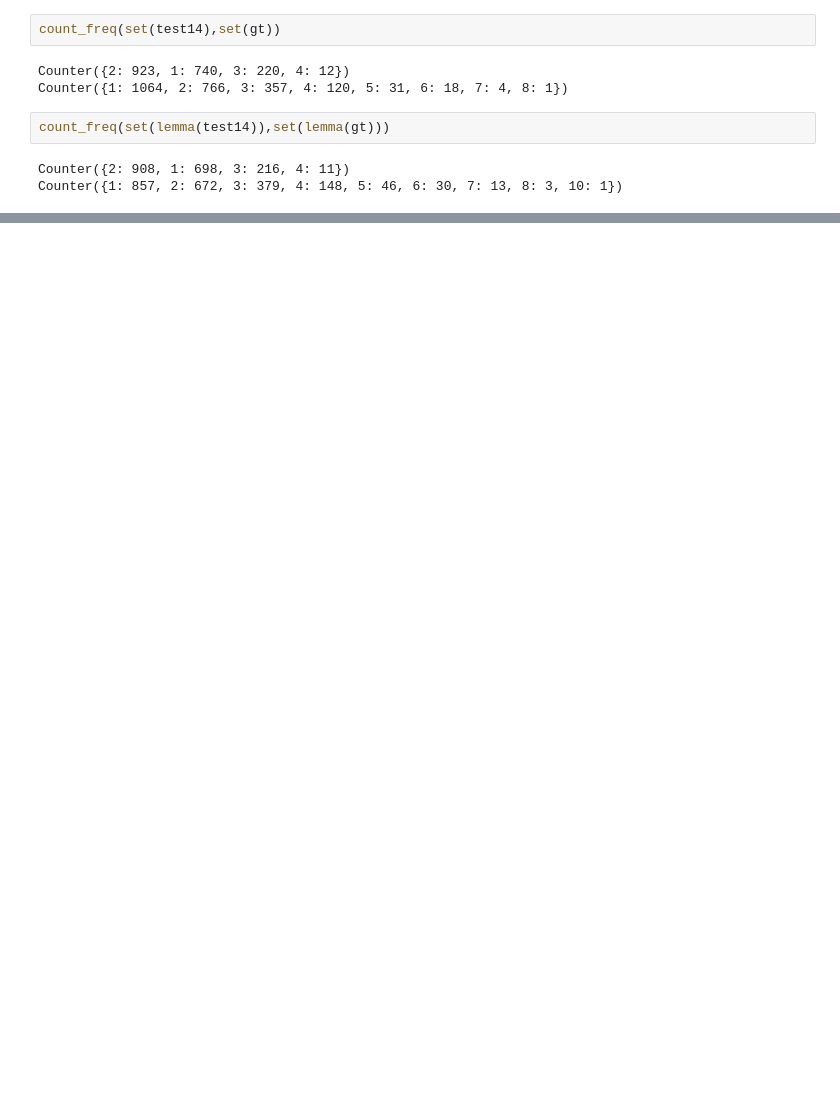
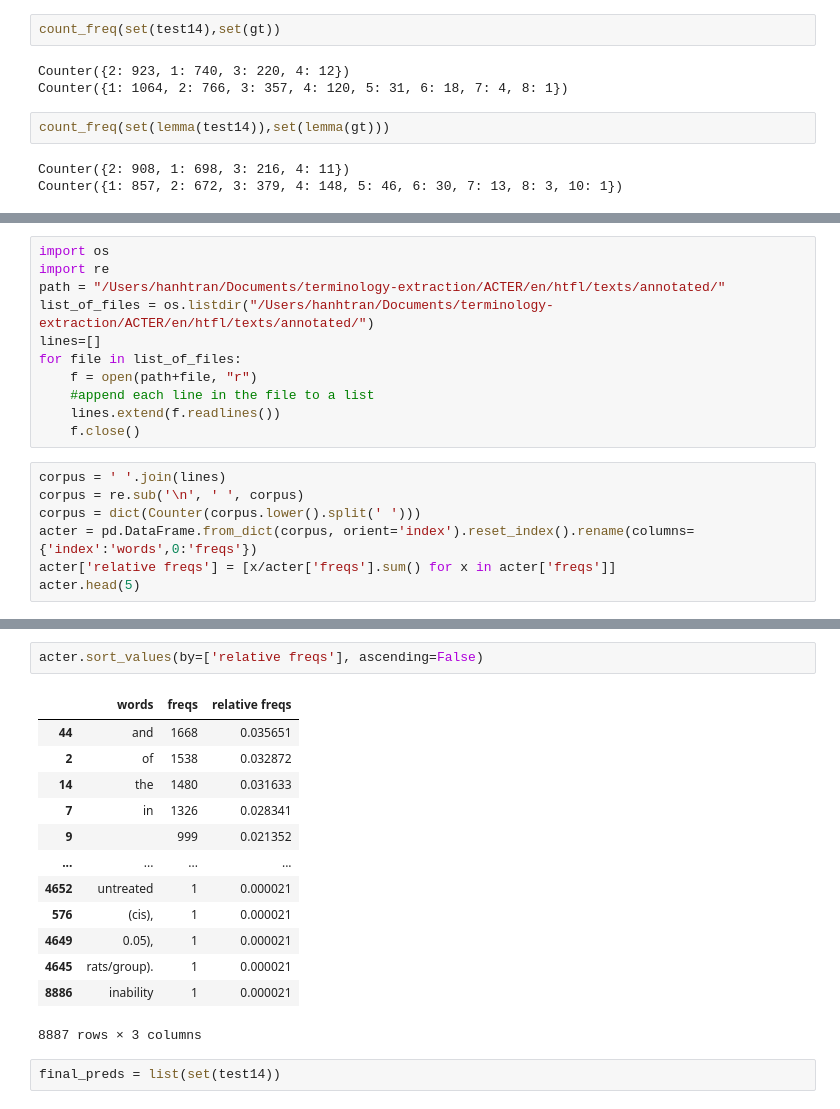
Before and after one commit to honghanhh/terminology-extraction, a Jupyter notebook: results/rules/Postprocessing predictions by rules.ipynb, the cells around one changed output, grey strips where cells are left out. Drawn from its saved outputs; the diff is of its cells as text; blank space fills up the shorter version.

```diff
--- a/results/rules/Postprocessing predictions by rules.ipynb
+++ b/results/rules/Postprocessing predictions by rules.ipynb
@@ -1458,0 +1506,18 @@ Counter({1: 857, 2: 672, 3: 379, 4: 148, 5: 46, 6: 30, 7: 13, 8: 3, 10: 1})
+# %%
+import os
+import re
+path = "/Users/hanhtran/Documents/terminology-extraction/ACTER/en/htfl/texts/annotated/"
+list_of_files = os.listdir("/Users/hanhtran/Documents/terminology-extraction/ACTER/en/htfl/texts/annotated/")
+lines=[]
+for file in list_of_files:
+    f = open(path+file, "r")
+    #append each line in the file to a list
+    lines.extend(f.readlines())
+    f.close()
+# %%
+corpus = ' '.join(lines)
+corpus = re.sub('\n', ' ', corpus)
+corpus = dict(Counter(corpus.lower().split(' ')))
+acter = pd.DataFrame.from_dict(corpus, orient='index').reset_index().rename(columns={'index':'words',0:'freqs'})
+acter['relative freqs'] = [x/acter['freqs'].sum() for x in acter['freqs']]
+acter.head(5)
@@ -1458,0 +1542,18 @@ Counter({1: 857, 2: 672, 3: 379, 4: 148, 5: 46, 6: 30, 7: 13, 8: 3, 10: 1})
+# %%
+acter.sort_values(by=['relative freqs'], ascending=False)
+# %% [output]
+|  | words | freqs | relative freqs |
+| 44 | and | 1668 | 0.035651 |
+| 2 | of | 1538 | 0.032872 |
+| 14 | the | 1480 | 0.031633 |
+| 7 | in | 1326 | 0.028341 |
+| 9 |  | 999 | 0.021352 |
+| ... | ... | ... | ... |
+| 4652 | untreated | 1 | 0.000021 |
+| 576 | (cis), | 1 | 0.000021 |
+| 4649 | 0.05), | 1 | 0.000021 |
+| 4645 | rats/group). | 1 | 0.000021 |
+| 8886 | inability | 1 | 0.000021 |
+8887 rows × 3 columns
+# %%
+final_preds = list(set(test14))
```
Also changed, not shown: parts of 12 cells of this notebook, 3 other files.
